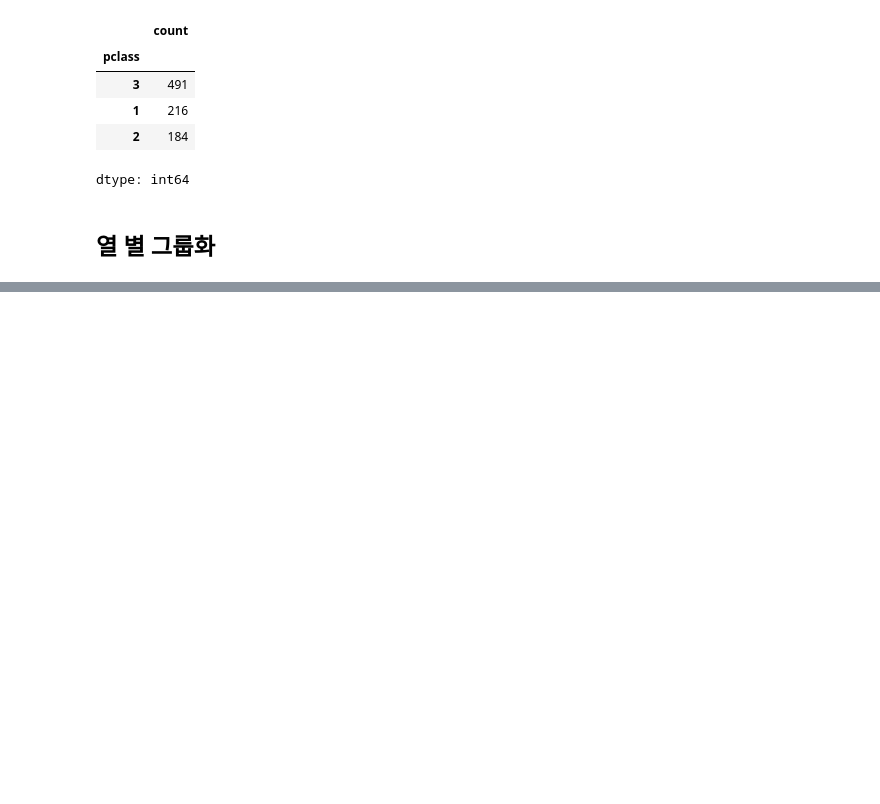
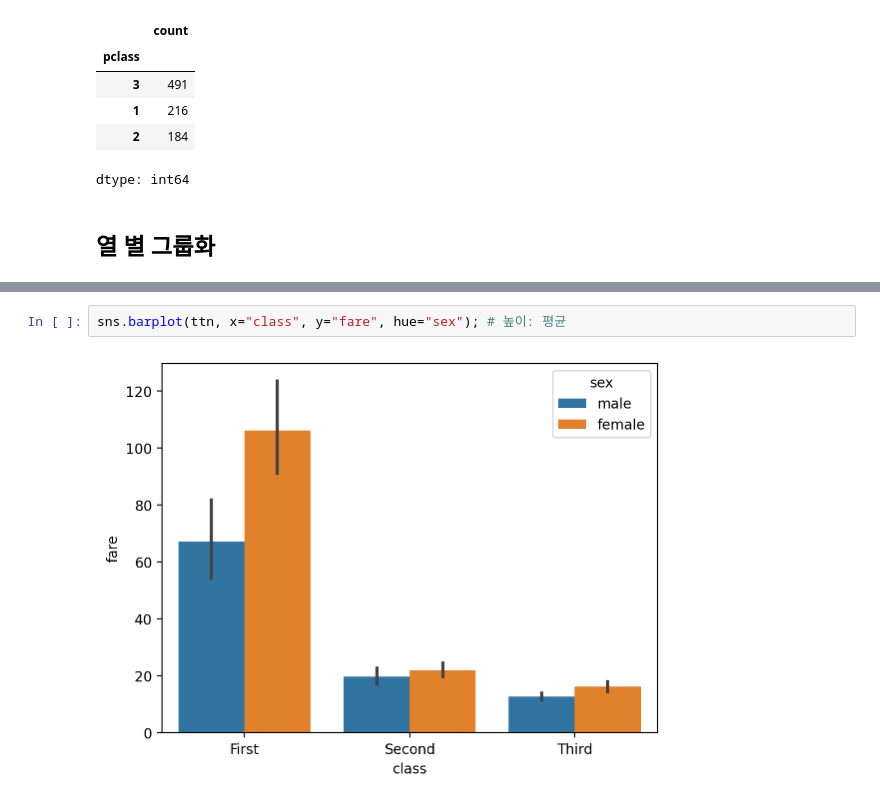
Before and after one commit to kihyuk-1/2025-1-myclass-BDA, a Jupyter notebook: inclass/04w_B_wed_0326_dataframe_application_ipynb의_사본.ipynb, the cells around one changed output, grey strips where cells are left out. Saved outputs shown, nothing was run; the diff lists cells and outputs as text; blank space fills up the shorter version.

```diff
--- a/inclass/04w_B_wed_0326_dataframe_application_ipynb의_사본.ipynb
+++ b/inclass/04w_B_wed_0326_dataframe_application_ipynb의_사본.ipynb
@@ -502,0 +565,4 @@ dtype: int64
+# %%
+sns.barplot(ttn, x="class", y="fare", hue="sex"); # 높이: 평균
+# %% [output]
+[figure, added]
```
Also changed, not shown: parts of 84 cells of this notebook.
